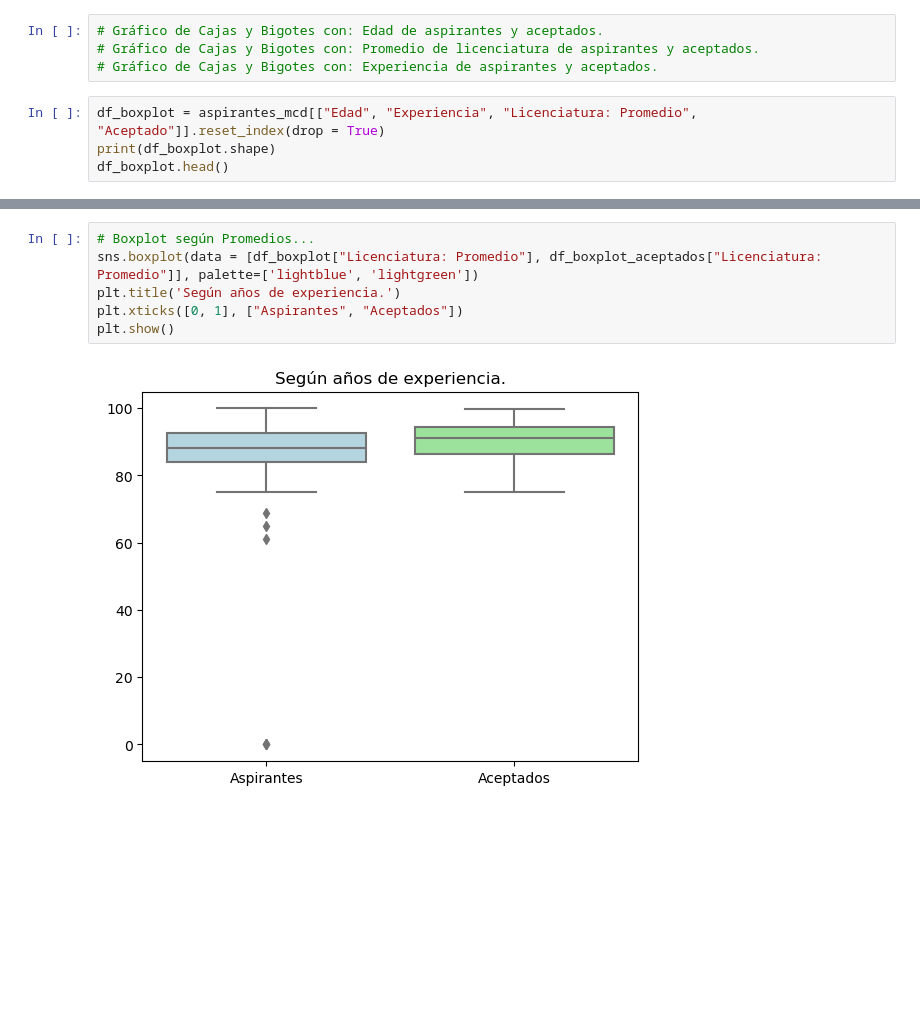
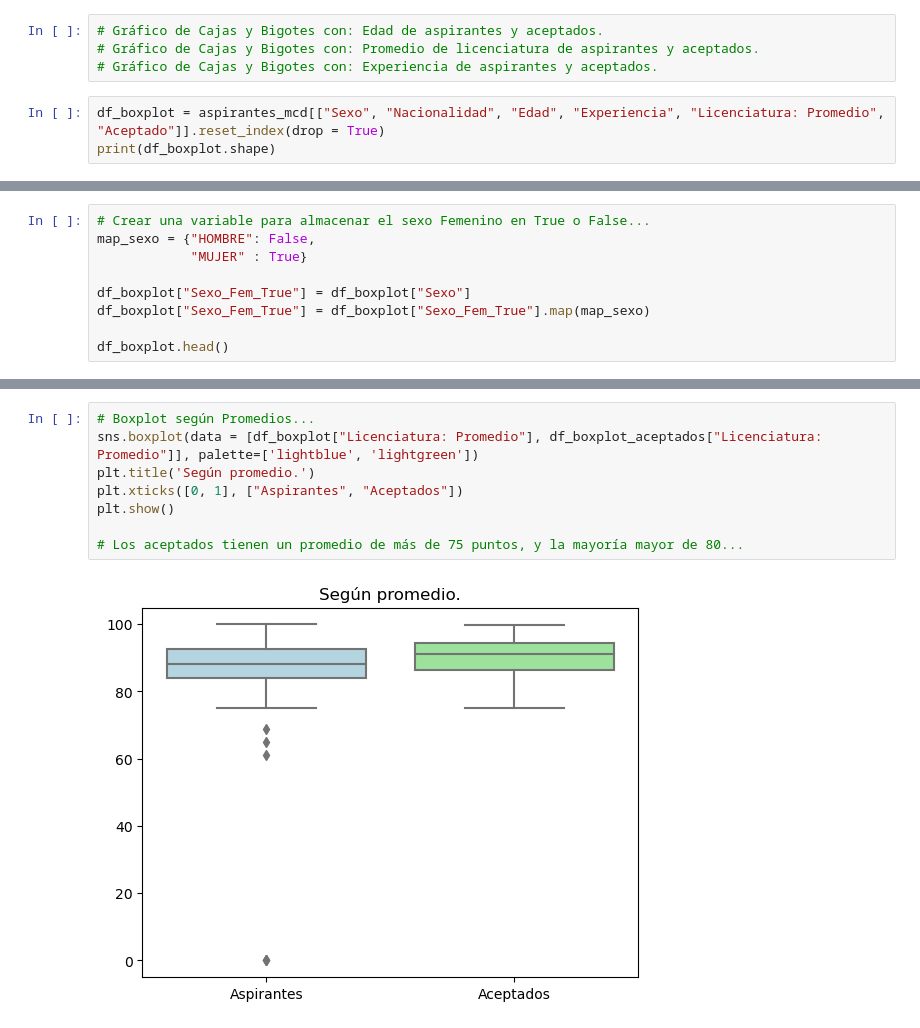
Before and after one commit to fofojaramillo/aspirantes-historia, a Jupyter notebook: notebooks/graficas.ipynb, the cells around one changed output, grey strips where cells are left out. Cells and saved outputs as stored; diff of their text form; blank space fills up the shorter version.

```diff
--- a/notebooks/graficas.ipynb
+++ b/notebooks/graficas.ipynb
@@ -57,7 +57,6 @@ plt.show()
 # Gráfico de Cajas y Bigotes con: Promedio de licenciatura de aspirantes y aceptados.
 # Gráfico de Cajas y Bigotes con: Experiencia de aspirantes y aceptados.
 # %%
-df_boxplot = aspirantes_mcd[["Edad", "Experiencia", "Licenciatura: Promedio", "Aceptado"]].reset_index(drop = True)
+df_boxplot = aspirantes_mcd[["Sexo", "Nacionalidad", "Edad", "Experiencia", "Licenciatura: Promedio", "Aceptado"]].reset_index(drop = True)
 print(df_boxplot.shape)
-df_boxplot.head()
 # %% [output]
@@ -70,0 +64,9 @@ df_boxplot.head()
+# %%
+# Crear una variable para almacenar el sexo Femenino en True o False...
+map_sexo = {"HOMBRE": False,
+            "MUJER" : True}
+
+df_boxplot["Sexo_Fem_True"] = df_boxplot["Sexo"]
+df_boxplot["Sexo_Fem_True"] = df_boxplot["Sexo_Fem_True"].map(map_sexo)
+
+df_boxplot.head()
@@ -99,8 +112,10 @@ plt.show()
 # %%
 # Boxplot según Promedios...
 sns.boxplot(data = [df_boxplot["Licenciatura: Promedio"], df_boxplot_aceptados["Licenciatura: Promedio"]], palette=['lightblue', 'lightgreen'])
-plt.title('Según años de experiencia.')
+plt.title('Según promedio.')
 plt.xticks([0, 1], ["Aspirantes", "Aceptados"])
 plt.show()
+
+# Los aceptados tienen un promedio de más de 75 puntos, y la mayoría mayor de 80...
 # %% [output]
-[figure, old version]
+[figure, new version]
```
Also changed, not shown: parts of 13 cells of this notebook, 3 other files.
